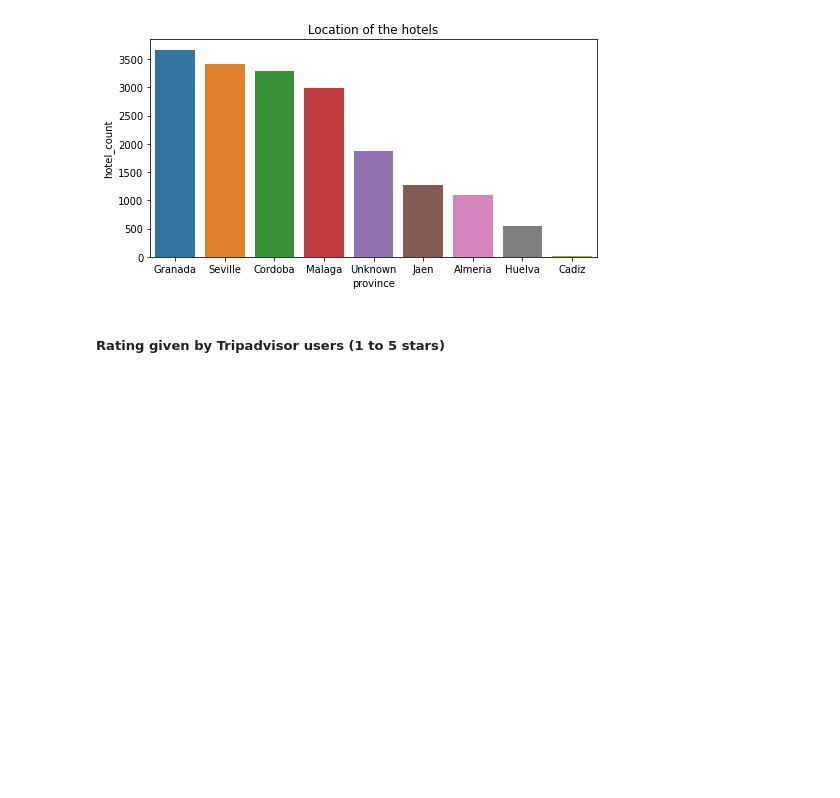
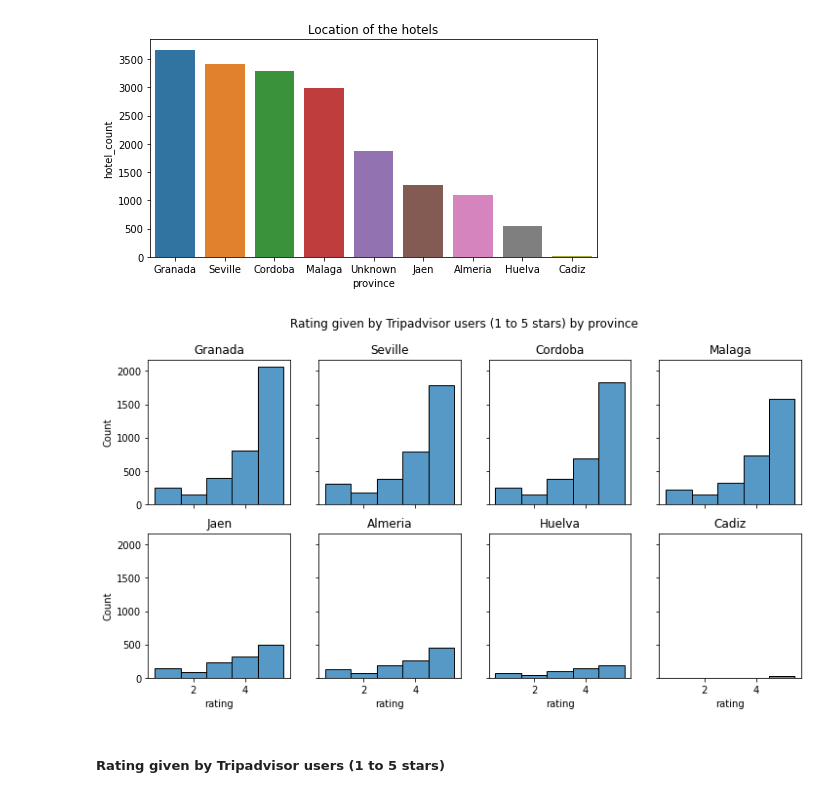
Before and after one commit to molkrovic/Hotel_reviews_classification, a Jupyter notebook: src/explore.ipynb, the cells around one changed output. Drawn from its saved outputs; the diff is of its cells as text; code cells hidden in the pictures; blank space fills up the shorter version.

Commit message:
Agregar plot

```diff
--- a/src/explore.ipynb
+++ b/src/explore.ipynb
@@ -95,6 +97,19 @@ plt.title('Location of the hotels')
 plt.show()
 # %% [output]
 [figure]
+# %%
+provinces.remove('Unknown')
+
+fig, ax = plt.subplots(2, 4, sharex=True, sharey=True, figsize=(12,6))
+ax = ax.flatten()
+fig.suptitle('Rating given by Tripadvisor users (1 to 5 stars) by province')
+for i in range(len(provinces)):
+    ax[i].set_title(provinces[i])
+    province = provinces[i]
+    rating = sns.histplot(data=df[df['province']==province], x='rating', discrete=True, ax=ax[i])
+plt.show()
+# %% [output]
+[figure, added]
 # %% [markdown]
 ##### Rating given by Tripadvisor users (1 to 5 stars)
 # %%
```
Also changed, not shown: parts of 1 cell of this notebook.
